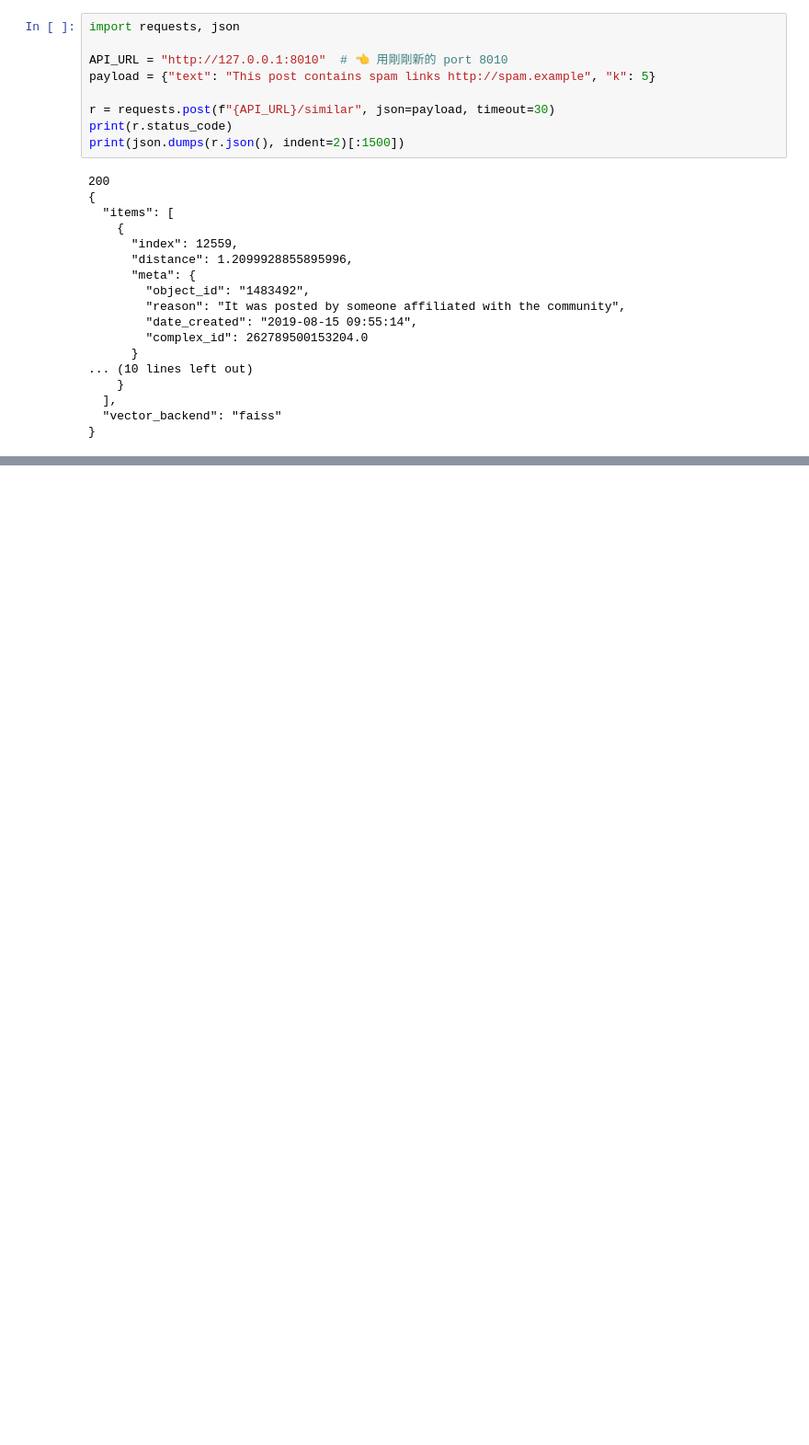
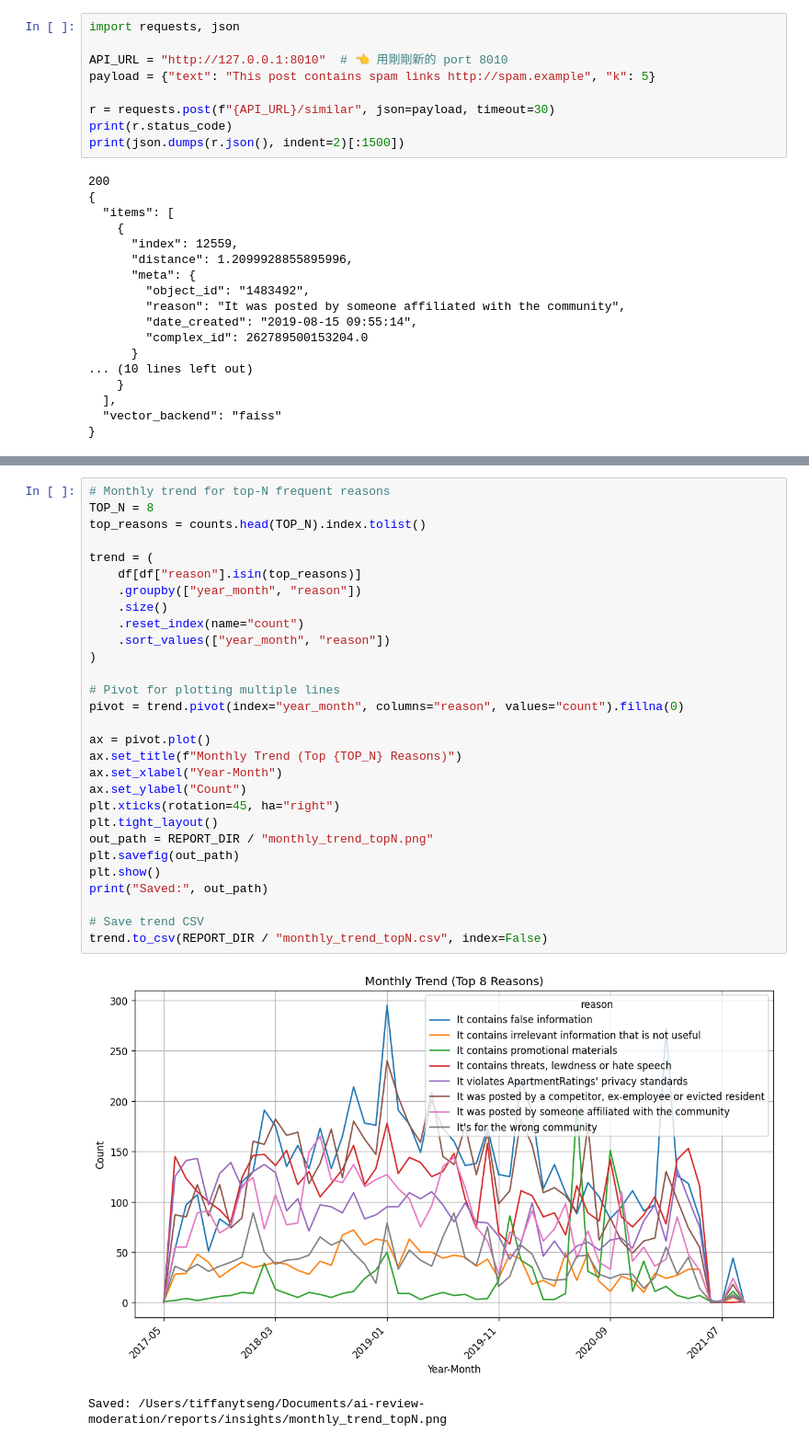
Before and after one commit to itingtseng/ai-review-moderation, a Jupyter notebook: notebooks/05_inference_serving.ipynb, the cells around one changed output, grey strips where cells are left out. Shown at 92% size. Cells and saved outputs as stored; diff of their text form; blank space fills up the shorter version.

```diff
--- a/notebooks/05_inference_serving.ipynb
+++ b/notebooks/05_inference_serving.ipynb
@@ -2149,0 +2242,32 @@ print(json.dumps(r.json(), indent=2)[:1500])
+# %%
+# Monthly trend for top-N frequent reasons
+TOP_N = 8
+top_reasons = counts.head(TOP_N).index.tolist()
+
+trend = (
+    df[df["reason"].isin(top_reasons)]
+    .groupby(["year_month", "reason"])
+    .size()
+    .reset_index(name="count")
+    .sort_values(["year_month", "reason"])
+)
+
+# Pivot for plotting multiple lines
+pivot = trend.pivot(index="year_month", columns="reason", values="count").fillna(0)
+
+ax = pivot.plot()
+ax.set_title(f"Monthly Trend (Top {TOP_N} Reasons)")
+ax.set_xlabel("Year-Month")
+ax.set_ylabel("Count")
+plt.xticks(rotation=45, ha="right")
+plt.tight_layout()
+out_path = REPORT_DIR / "monthly_trend_topN.png"
+plt.savefig(out_path)
+plt.show()
+print("Saved:", out_path)
+
+# Save trend CSV
+trend.to_csv(REPORT_DIR / "monthly_trend_topN.csv", index=False)
+# %% [output]
+[figure, added]
+Saved: /Users/tiffanytseng/Documents/ai-review-moderation/reports/insights/monthly_trend_topN.png
```
Also changed, not shown: parts of 11 cells of this notebook, 3 other files.
